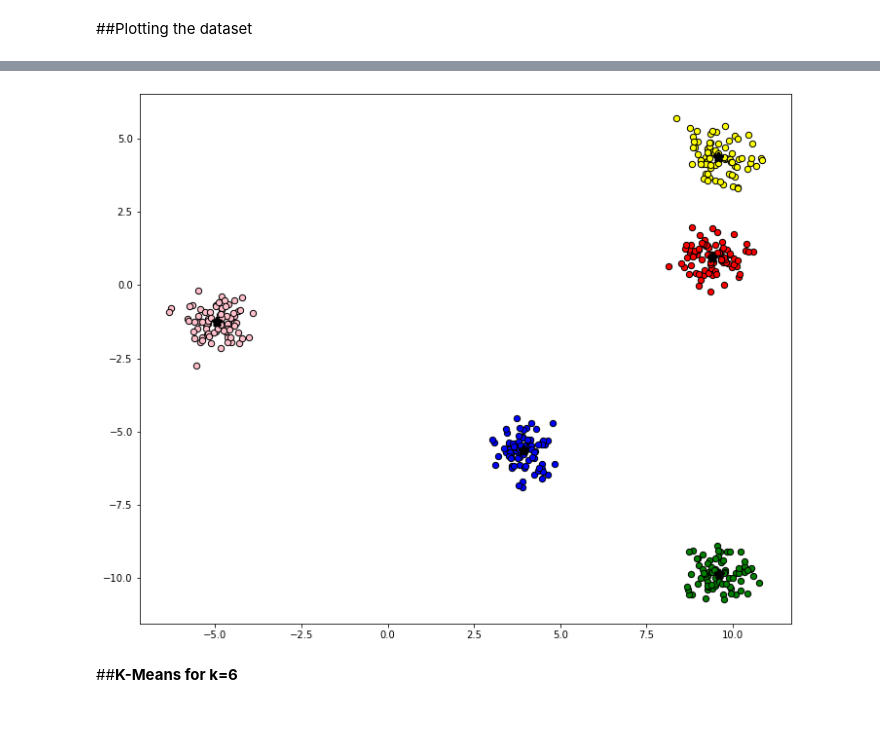
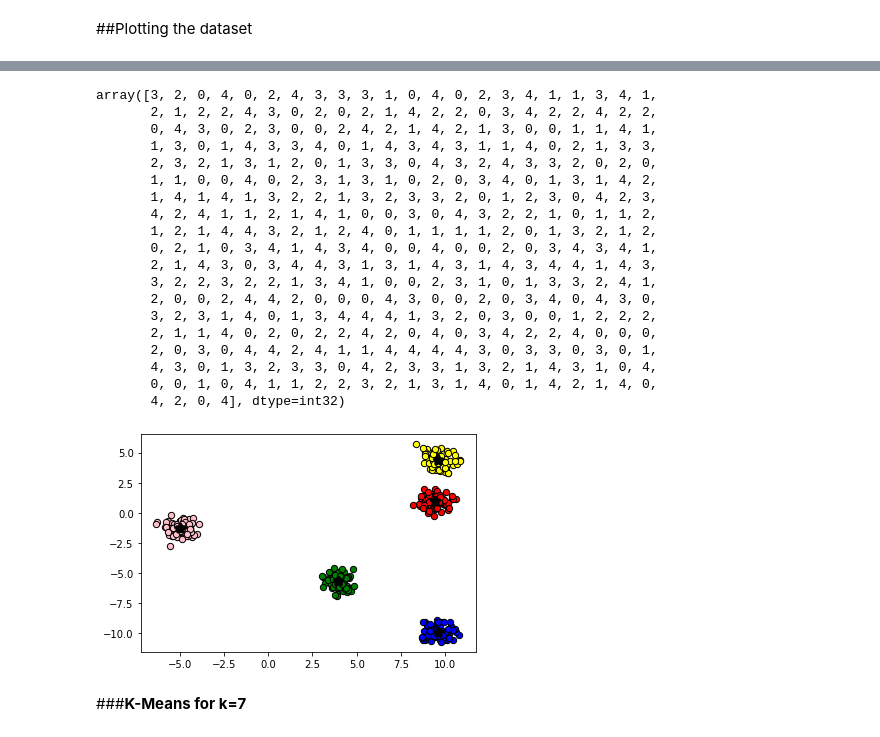
Before and after one commit to hands-on-data/ColabFiles, a Jupyter notebook: KMeans_Tutorial.ipynb, the cells around one changed output, grey strips where cells are left out. Cells and saved outputs as stored; diff of their text form; code cells hidden in the pictures.

```diff
--- a/KMeans_Tutorial.ipynb
+++ b/KMeans_Tutorial.ipynb
@@ -27,2 +37,3 @@ from matplotlib.pyplot import figure
 # %%
-kmeans = KMeans(n_clusters=3, random_state=0).fit(X)
+model_kmeans = KMeans(n_clusters=3, random_state=0)           # Creating K Means model with 3 clusters
+model_kmeans = model_kmeans.fit(X)                            # Fitting the K Means model
@@ -51,16 +62,10 @@ array([0, 2, 0, 1, 0, 2, 1, 0, 0, 0, 1, 0, 1, 0, 2, 0, 1, 1, 1, 0, 1, 1,
 # %%
-plt.figure(figsize=(12, 10))
-for i in range(len(X)):
-  plt.scatter(
-   X[i][0], X[i][1],
-   c=colors[kmeans.labels_[i]], marker='o',
-   edgecolor='black', s=40)
+for i in range(len(X)):                                          # Iterating over each data point
+  x1 = X[i][0]
+  x2 = X[i][1]
+  plt.scatter( x1, x2, c=map_label_to_color[model_kmeans.labels_[i]], marker='o', edgecolor='black', s=40)    #Plotting the data point
 
-for i in range(len(kmeans.cluster_centers_)):
-  plt.scatter(
-   kmeans.cluster_centers_[i][0], kmeans.cluster_centers_[i][1],
-   c='black', marker='*',
-   edgecolor='black', s=60,linewidths=4)
-
-figure(figsize=(10, 8), dpi=100)
+cluster_center_list = model_kmeans.cluster_centers_                       # Storing the list of centers
+for i in range(len(cluster_center_list)):                                 # Iterating over the centers
+  plt.scatter( cluster_center_list[i][0], cluster_center_list[i][1], c='black', marker='*', edgecolor='black', s=60,linewidths=4) #Printing the cluster centers
 # %% [output]
@@ -72,2 +75,3 @@ figure(figsize=(10, 8), dpi=100)
 # %%
-kmeans = KMeans(n_clusters=5, random_state=0).fit(X)
+model_kmeans = KMeans(n_clusters=5, random_state=0)           # Creating K Means model with 3 clusters
+model_kmeans = model_kmeans.fit(X)                            # Fitting the K Means model
@@ -96,17 +78,35 @@ array([0, 2, 3, 4, 3, 2, 4, 0, 0, 0, 1, 3, 4, 3, 2, 0, 4, 1, 1, 0, 4, 1,
+# %%
+model_kmeans.labels_                                          # Printing the labels of the clusters each datapoint belongs to
+# %% [output]
+array([3, 2, 0, 4, 0, 2, 4, 3, 3, 3, 1, 0, 4, 0, 2, 3, 4, 1, 1, 3, 4, 1,
+       2, 1, 2, 2, 4, 3, 0, 2, 0, 2, 1, 4, 2, 2, 0, 3, 4, 2, 2, 4, 2, 2,
+       0, 4, 3, 0, 2, 3, 0, 0, 2, 4, 2, 1, 4, 2, 1, 3, 0, 0, 1, 1, 4, 1,
+       1, 3, 0, 1, 4, 3, 3, 4, 0, 1, 4, 3, 4, 3, 1, 1, 4, 0, 2, 1, 3, 3,
+       2, 3, 2, 1, 3, 1, 2, 0, 1, 3, 3, 0, 4, 3, 2, 4, 3, 3, 2, 0, 2, 0,
+       1, 1, 0, 0, 4, 0, 2, 3, 1, 3, 1, 0, 2, 0, 3, 4, 0, 1, 3, 1, 4, 2,
+       1, 4, 1, 4, 1, 3, 2, 2, 1, 3, 2, 3, 3, 2, 0, 1, 2, 3, 0, 4, 2, 3,
+       4, 2, 4, 1, 1, 2, 1, 4, 1, 0, 0, 3, 0, 4, 3, 2, 2, 1, 0, 1, 1, 2,
+       1, 2, 1, 4, 4, 3, 2, 1, 2, 4, 0, 1, 1, 1, 1, 2, 0, 1, 3, 2, 1, 2,
+       0, 2, 1, 0, 3, 4, 1, 4, 3, 4, 0, 0, 4, 0, 0, 2, 0, 3, 4, 3, 4, 1,
+       2, 1, 4, 3, 0, 3, 4, 4, 3, 1, 3, 1, 4, 3, 1, 4, 3, 4, 4, 1, 4, 3,
+       3, 2, 2, 3, 2, 2, 1, 3, 4, 1, 0, 0, 2, 3, 1, 0, 1, 3, 3, 2, 4, 1,
+       2, 0, 0, 2, 4, 4, 2, 0, 0, 0, 4, 3, 0, 0, 2, 0, 3, 4, 0, 4, 3, 0,
+       3, 2, 3, 1, 4, 0, 1, 3, 4, 4, 4, 1, 3, 2, 0, 3, 0, 0, 1, 2, 2, 2,
+       2, 1, 1, 4, 0, 2, 0, 2, 2, 4, 2, 0, 4, 0, 3, 4, 2, 2, 4, 0, 0, 0,
+       2, 0, 3, 0, 4, 4, 2, 4, 1, 1, 4, 4, 4, 4, 3, 0, 3, 3, 0, 3, 0, 1,
+       4, 3, 0, 1, 3, 2, 3, 3, 0, 4, 2, 3, 3, 1, 3, 2, 1, 4, 3, 1, 0, 4,
+       0, 0, 1, 0, 4, 1, 1, 2, 2, 3, 2, 1, 3, 1, 4, 0, 1, 4, 2, 1, 4, 0,
+       4, 2, 0, 4], dtype=int32)
 # %%
-plt.figure(figsize=(12, 10))
-for i in range(len(X)):
-  plt.scatter(
-   X[i][0], X[i][1],
-   c=colors[kmeans.labels_[i]], marker='o',
-   edgecolor='black', s=40)
+for i in range(len(X)):                                          # Iterating over each data point
+  x1 = X[i][0]
+  x2 = X[i][1]
+  plt.scatter( x1, x2, c=map_label_to_color[model_kmeans.labels_[i]], marker='o', edgecolor='black', s=40)    #Plotting the data point
 
-for i in range(len(kmeans.cluster_centers_)):
-  plt.scatter(
-   kmeans.cluster_centers_[i][0], kmeans.cluster_centers_[i][1],
-   c='black', marker='*',
-   edgecolor='black', s=60,linewidths=4)
+cluster_center_list = model_kmeans.cluster_centers_                       # Storing the list of centers
+for i in range(len(cluster_center_list)):                                 # Iterating over the centers
+  plt.scatter( cluster_center_list[i][0], cluster_center_list[i][1], c='black', marker='*', edgecolor='black', s=60,linewidths=4) #Printing the cluster centers
 # %% [output]
-[figure, old version]
+[figure, new version]
 # %% [markdown]
-##**K-Means for k=6**
+###**K-Means for k=7**
```
Also changed, not shown: parts of 26 cells of this notebook.
